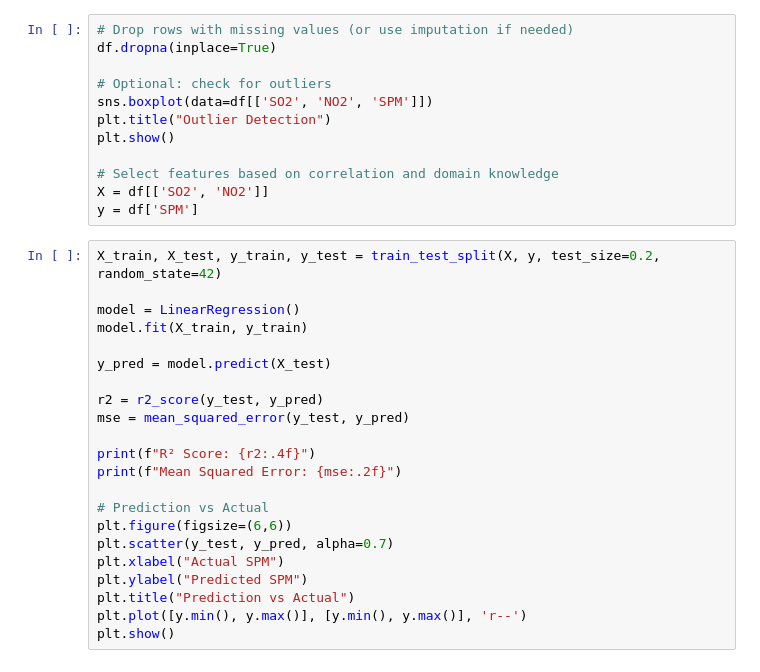
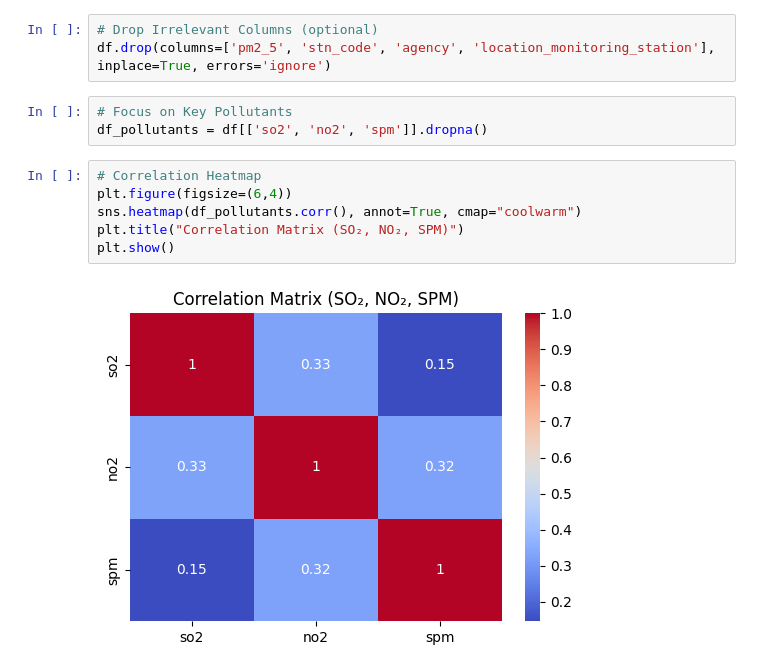
Before and after one commit to rajghosh06-dev/Pollution-Drift-Predictor, a Jupyter notebook: WEEK2/week2_model_training.ipynb, the cells around one changed output. Saved outputs shown, nothing was run; the diff lists cells and outputs as text.

```diff
--- a/WEEK2/week2_model_training.ipynb
+++ b/WEEK2/week2_model_training.ipynb
@@ -51,34 +69,14 @@ ValueError: could not convert string to float: 'SAMP'
 # %%
-# Drop rows with missing values (or use imputation if needed)
-df.dropna(inplace=True)
-
-# Optional: check for outliers
-sns.boxplot(data=df[['SO2', 'NO2', 'SPM']])
-plt.title("Outlier Detection")
-plt.show()
-
-# Select features based on correlation and domain knowledge
-X = df[['SO2', 'NO2']]
-y = df['SPM']
+# Drop Irrelevant Columns (optional)
+df.drop(columns=['pm2_5', 'stn_code', 'agency', 'location_monitoring_station'], inplace=True, errors='ignore')
 # %%
-X_train, X_test, y_train, y_test = train_test_split(X, y, test_size=0.2, random_state=42)
-
-model = LinearRegression()
-model.fit(X_train, y_train)
-
-y_pred = model.predict(X_test)
-
-r2 = r2_score(y_test, y_pred)
-mse = mean_squared_error(y_test, y_pred)
-
-print(f"R² Score: {r2:.4f}")
-print(f"Mean Squared Error: {mse:.2f}")
-
-# Prediction vs Actual
-plt.figure(figsize=(6,6))
-plt.scatter(y_test, y_pred, alpha=0.7)
-plt.xlabel("Actual SPM")
-plt.ylabel("Predicted SPM")
-plt.title("Prediction vs Actual")
-plt.plot([y.min(), y.max()], [y.min(), y.max()], 'r--')
-plt.show()
+# Focus on Key Pollutants
+df_pollutants = df[['so2', 'no2', 'spm']].dropna()
+# %%
+# Correlation Heatmap
+plt.figure(figsize=(6,4))
+sns.heatmap(df_pollutants.corr(), annot=True, cmap="coolwarm")
+plt.title("Correlation Matrix (SO₂, NO₂, SPM)")
+plt.show()
+# %% [output]
+[figure, added]
```
Also changed, not shown: parts of 8 cells of this notebook.
